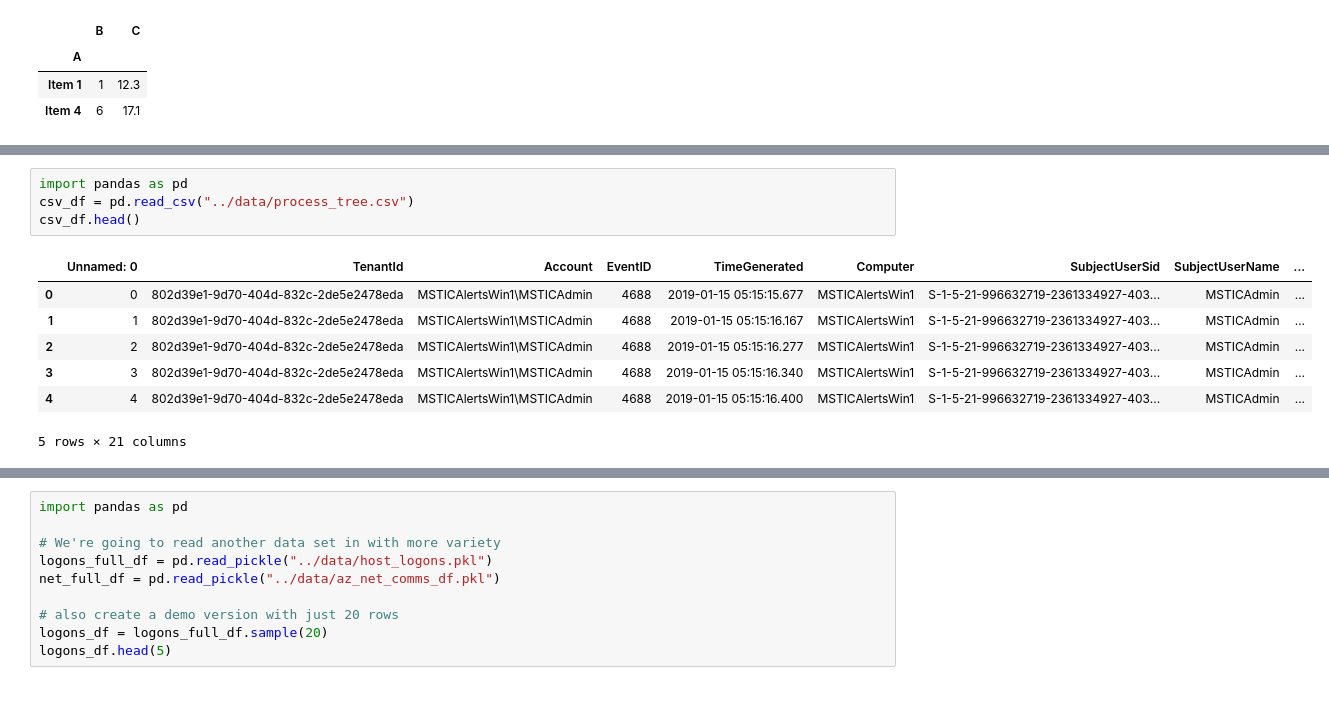
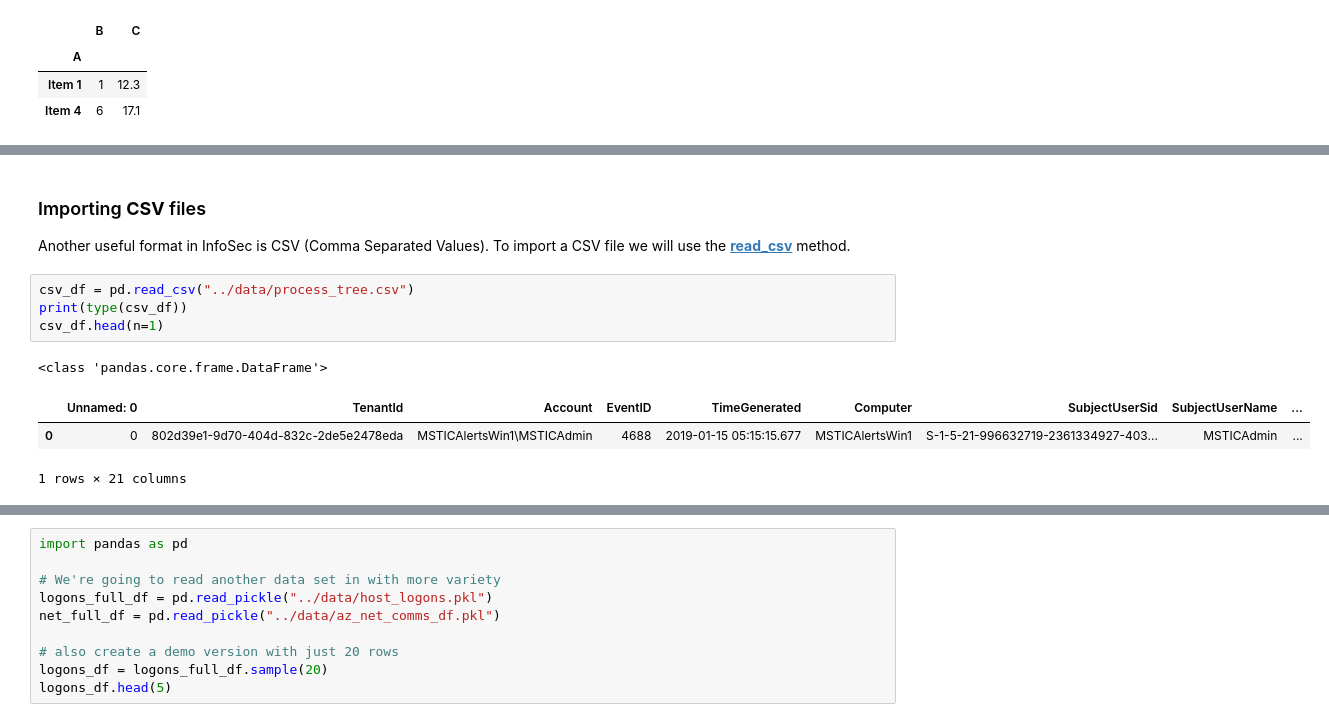
Before and after one commit to OTRF/infosec-jupyterthon, a Jupyter notebook: workshops/2021/day1/day1-3-Data-Analysis-with-Pandas Intro.ipynb, the cells around one changed output, grey strips where cells are left out. Saved outputs shown, nothing was run; the diff lists cells and outputs as text; blank space fills up the shorter version.

```diff
--- a/workshops/2021/day1/day1-3-Data-Analysis-with-Pandas Intro.ipynb
+++ b/workshops/2021/day1/day1-3-Data-Analysis-with-Pandas Intro.ipynb
@@ -129,12 +184,13 @@ These are all accessible by using Panda's read_* methods:
+# %% [markdown]
+### Importing **CSV** files
+
+Another useful format in InfoSec is CSV (Comma Separated Values). To import a CSV file we will use the **[read_csv](https://pandas.pydata.org/pandas-docs/stable/reference/api/pandas.read_csv.html)** method.
 # %%
-import pandas as pd
 csv_df = pd.read_csv("../data/process_tree.csv")
-csv_df.head()
+print(type(csv_df))
+csv_df.head(n=1)
 # %% [output]
+<class 'pandas.core.frame.DataFrame'>
 |  | Unnamed: 0 | TenantId | Account | EventID | TimeGenerated | Computer | SubjectUserSid | SubjectUserName | ... |
 | 0 | 0 | 802d39e1-9d70-404d-832c-2de5e2478eda | MSTICAlertsWin1\MSTICAdmin | 4688 | 2019-01-15 05:15:15.677 | MSTICAlertsWin1 | S-1-5-21-996632719-2361334927-403... | MSTICAdmin | ... |
-| 1 | 1 | 802d39e1-9d70-404d-832c-2de5e2478eda | MSTICAlertsWin1\MSTICAdmin | 4688 | 2019-01-15 05:15:16.167 | MSTICAlertsWin1 | S-1-5-21-996632719-2361334927-403... | MSTICAdmin | ... |
-| 2 | 2 | 802d39e1-9d70-404d-832c-2de5e2478eda | MSTICAlertsWin1\MSTICAdmin | 4688 | 2019-01-15 05:15:16.277 | MSTICAlertsWin1 | S-1-5-21-996632719-2361334927-403... | MSTICAdmin | ... |
-| 3 | 3 | 802d39e1-9d70-404d-832c-2de5e2478eda | MSTICAlertsWin1\MSTICAdmin | 4688 | 2019-01-15 05:15:16.340 | MSTICAlertsWin1 | S-1-5-21-996632719-2361334927-403... | MSTICAdmin | ... |
-| 4 | 4 | 802d39e1-9d70-404d-832c-2de5e2478eda | MSTICAlertsWin1\MSTICAdmin | 4688 | 2019-01-15 05:15:16.400 | MSTICAlertsWin1 | S-1-5-21-996632719-2361334927-403... | MSTICAdmin | ... |
-5 rows × 21 columns
+1 rows × 21 columns
```
Also changed, not shown: parts of 40 cells of this notebook, 1 other file.
